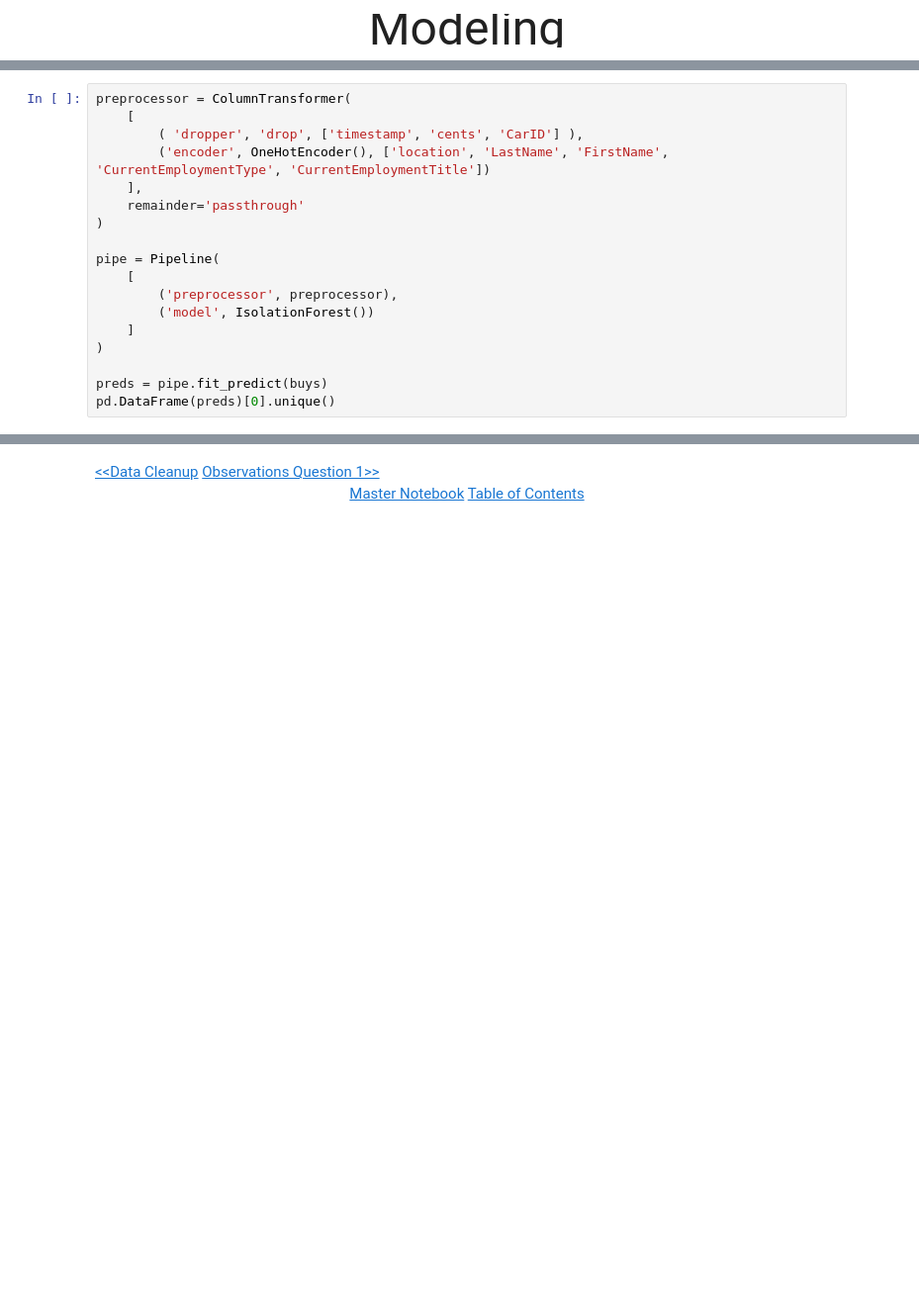
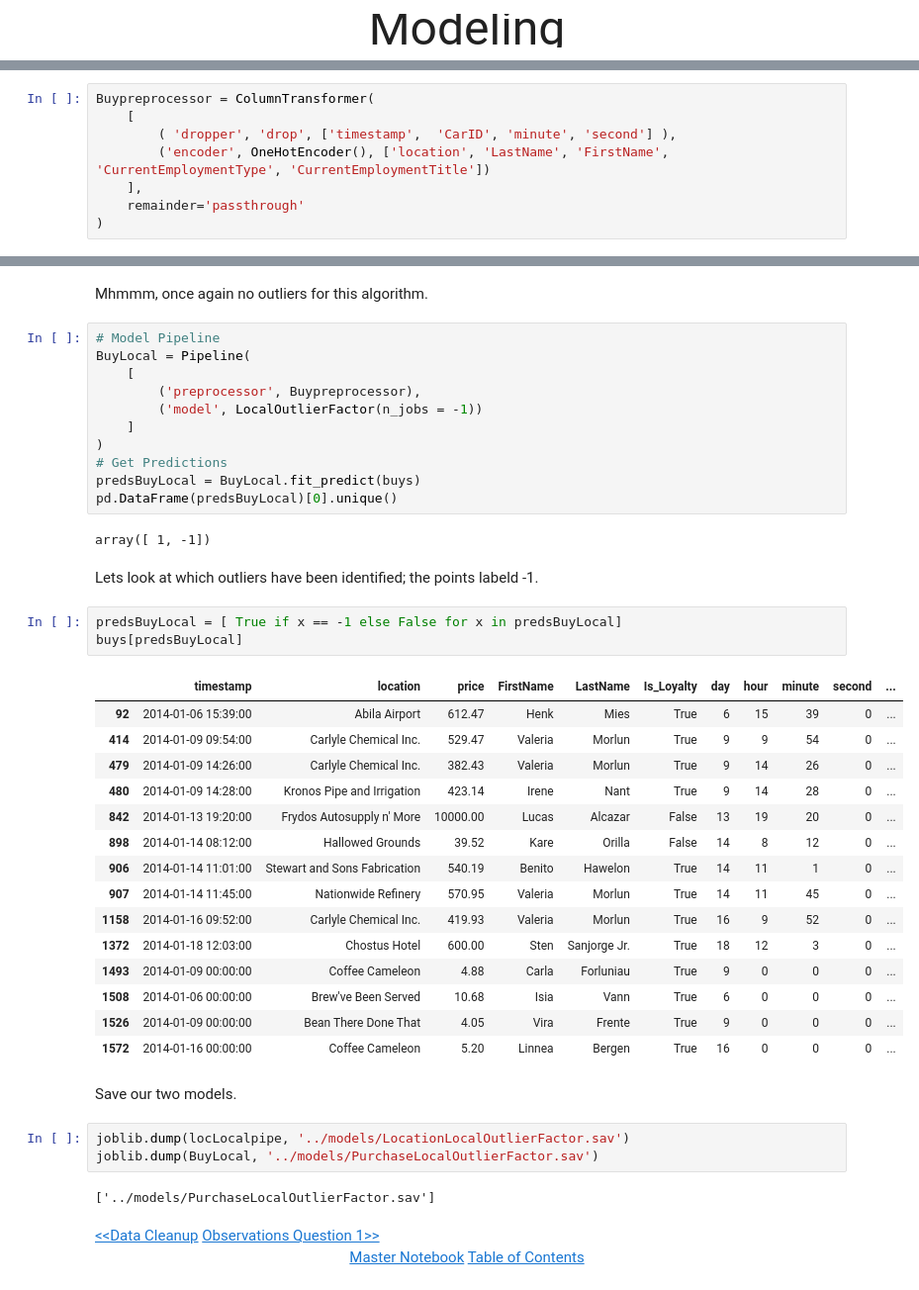
Before and after one commit to cvorsanger/COMP4448Final, a Jupyter notebook: notebooks/Modeling.ipynb, the cells around one changed output, grey strips where cells are left out. Shown at 99% size. Drawn from its saved outputs; the diff is of its cells as text; blank space fills up the shorter version.

```diff
--- a/notebooks/Modeling.ipynb
+++ b/notebooks/Modeling.ipynb
@@ -43,18 +102,8 @@ buys.head()
 # %%
-preprocessor = ColumnTransformer(
+Buypreprocessor = ColumnTransformer(
     [
-        ( 'dropper', 'drop', ['timestamp', 'cents', 'CarID'] ),
+        ( 'dropper', 'drop', ['timestamp',  'CarID', 'minute', 'second'] ),
         ('encoder', OneHotEncoder(), ['location', 'LastName', 'FirstName', 'CurrentEmploymentType', 'CurrentEmploymentTitle'])
     ],
     remainder='passthrough'
 )
-
-pipe = Pipeline(
-    [
-        ('preprocessor', preprocessor),
-        ('model', IsolationForest())
-    ]
-)
-
-preds = pipe.fit_predict(buys)
-pd.DataFrame(preds)[0].unique()
@@ -63,3 +125,46 @@ array([1])
+# %% [markdown]
+Mhmmm, once again no outliers for this algorithm.
+# %%
+# Model Pipeline
+BuyLocal = Pipeline(
+    [
+        ('preprocessor', Buypreprocessor),
+        ('model', LocalOutlierFactor(n_jobs = -1))
+    ]
+)
+# Get Predictions
+predsBuyLocal = BuyLocal.fit_predict(buys)
+pd.DataFrame(predsBuyLocal)[0].unique()
+# %% [output]
+array([ 1, -1])
+# %% [markdown]
+Lets look at which outliers have been identified; the points labeld -1.
+# %%
+predsBuyLocal = [ True if x == -1 else False for x in predsBuyLocal]
+buys[predsBuyLocal]
+# %% [output]
+|  | timestamp | location | price | FirstName | LastName | Is_Loyalty | day | hour | minute | second | ... |
+| 92 | 2014-01-06 15:39:00 | Abila Airport | 612.47 | Henk | Mies | True | 6 | 15 | 39 | 0 | ... |
+| 414 | 2014-01-09 09:54:00 | Carlyle Chemical Inc. | 529.47 | Valeria | Morlun | True | 9 | 9 | 54 | 0 | ... |
+| 479 | 2014-01-09 14:26:00 | Carlyle Chemical Inc. | 382.43 | Valeria | Morlun | True | 9 | 14 | 26 | 0 | ... |
+| 480 | 2014-01-09 14:28:00 | Kronos Pipe and Irrigation | 423.14 | Irene | Nant | True | 9 | 14 | 28 | 0 | ... |
+| 842 | 2014-01-13 19:20:00 | Frydos Autosupply n' More | 10000.00 | Lucas | Alcazar | False | 13 | 19 | 20 | 0 | ... |
+| 898 | 2014-01-14 08:12:00 | Hallowed Grounds | 39.52 | Kare | Orilla | False | 14 | 8 | 12 | 0 | ... |
+| 906 | 2014-01-14 11:01:00 | Stewart and Sons Fabrication | 540.19 | Benito | Hawelon | True | 14 | 11 | 1 | 0 | ... |
+| 907 | 2014-01-14 11:45:00 | Nationwide Refinery | 570.95 | Valeria | Morlun | True | 14 | 11 | 45 | 0 | ... |
+| 1158 | 2014-01-16 09:52:00 | Carlyle Chemical Inc. | 419.93 | Valeria | Morlun | True | 16 | 9 | 52 | 0 | ... |
+| 1372 | 2014-01-18 12:03:00 | Chostus Hotel | 600.00 | Sten | Sanjorge Jr. | True | 18 | 12 | 3 | 0 | ... |
+| 1493 | 2014-01-09 00:00:00 | Coffee Cameleon | 4.88 | Carla | Forluniau | True | 9 | 0 | 0 | 0 | ... |
+| 1508 | 2014-01-06 00:00:00 | Brew've Been Served | 10.68 | Isia | Vann | True | 6 | 0 | 0 | 0 | ... |
+| 1526 | 2014-01-09 00:00:00 | Bean There Done That | 4.05 | Vira | Frente | True | 9 | 0 | 0 | 0 | ... |
+| 1572 | 2014-01-16 00:00:00 | Coffee Cameleon | 5.20 | Linnea | Bergen | True | 16 | 0 | 0 | 0 | ... |
+# %% [markdown]
+Save our two models.
+# %%
+joblib.dump(locLocalpipe, '../models/LocationLocalOutlierFactor.sav')
+joblib.dump(BuyLocal, '../models/PurchaseLocalOutlierFactor.sav')
+# %% [output]
+['../models/PurchaseLocalOutlierFactor.sav']
 # %% [markdown]
 <div>
     <span  style="width:600px;display:inline-block;text-align:left">
```
Also changed, not shown: parts of 25 cells of this notebook, 4 other files.
